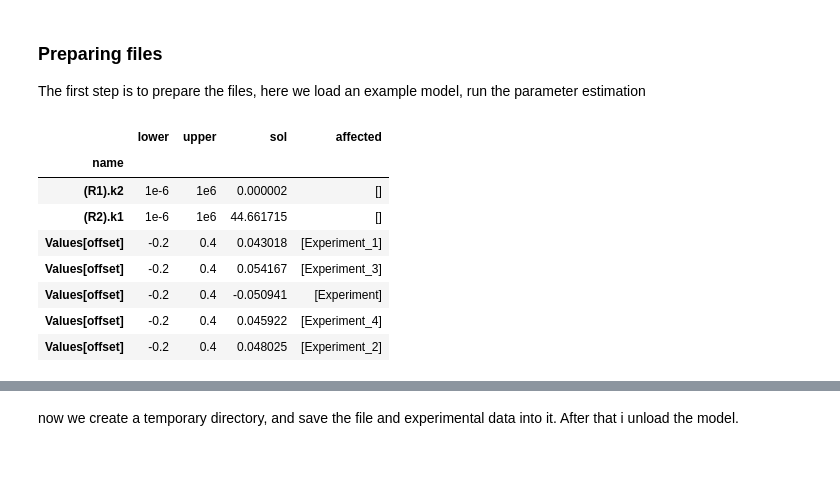
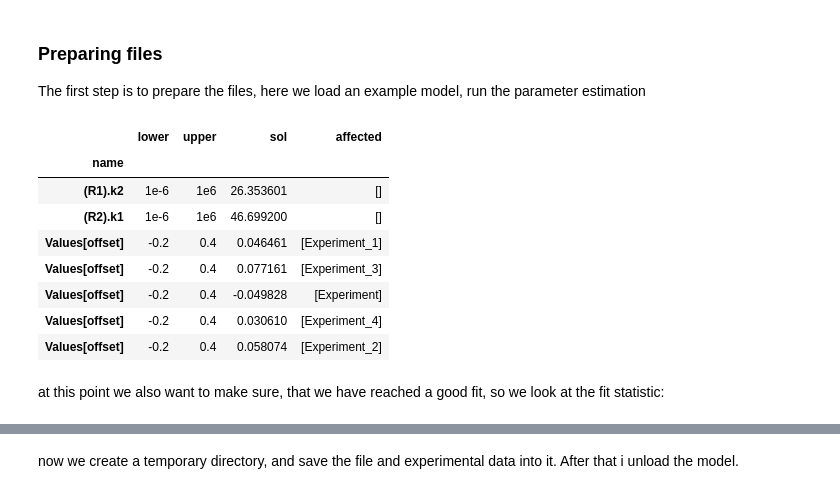
Before and after one commit to copasi/basico, a Jupyter notebook: docs/notebooks/Profile_likelihood.ipynb, the cells around one changed output, grey strips where cells are left out. Saved outputs shown, nothing was run; the diff lists cells and outputs as text; code cells hidden in the pictures; blank space fills up the shorter version.

Commit message:
- added max_time parameter for processing profiles  - use different axis scaling function for plot  - updated example

```diff
--- a/docs/notebooks/Profile_likelihood.ipynb
+++ b/docs/notebooks/Profile_likelihood.ipynb
@@ -17,14 +17,16 @@ from basico.task_profile_likelihood import prepare_files, process_dir, plot_data
 The first step is to prepare the files, here we load an example model, run the parameter estimation
 # %%
 example_model = load_example('LM')
-run_parameter_estimation(method=PE.LEVENBERG_MARQUARDT, update_model=True)
+run_parameter_estimation(method=PE.HOOKE_JEEVES, update_model=True)
 # %% [output]
 |  | lower | upper | sol | affected |
 | name |  |  |  |  |
-| (R1).k2 | 1e-6 | 1e6 | 0.000002 | [] |
-| (R2).k1 | 1e-6 | 1e6 | 44.661715 | [] |
-| Values[offset] | -0.2 | 0.4 | 0.043018 | [Experiment_1] |
-| Values[offset] | -0.2 | 0.4 | 0.054167 | [Experiment_3] |
-| Values[offset] | -0.2 | 0.4 | -0.050941 | [Experiment] |
-| Values[offset] | -0.2 | 0.4 | 0.045922 | [Experiment_4] |
-| Values[offset] | -0.2 | 0.4 | 0.048025 | [Experiment_2] |
+| (R1).k2 | 1e-6 | 1e6 | 26.353601 | [] |
+| (R2).k1 | 1e-6 | 1e6 | 46.699200 | [] |
+| Values[offset] | -0.2 | 0.4 | 0.046461 | [Experiment_1] |
+| Values[offset] | -0.2 | 0.4 | 0.077161 | [Experiment_3] |
+| Values[offset] | -0.2 | 0.4 | -0.049828 | [Experiment] |
+| Values[offset] | -0.2 | 0.4 | 0.030610 | [Experiment_4] |
+| Values[offset] | -0.2 | 0.4 | 0.058074 | [Experiment_2] |
+# %% [markdown]
+at this point we also want to make sure, that we have reached a good fit, so we look at the fit statistic:
```
Also changed, not shown: parts of 20 cells of this notebook, 2 other files.
